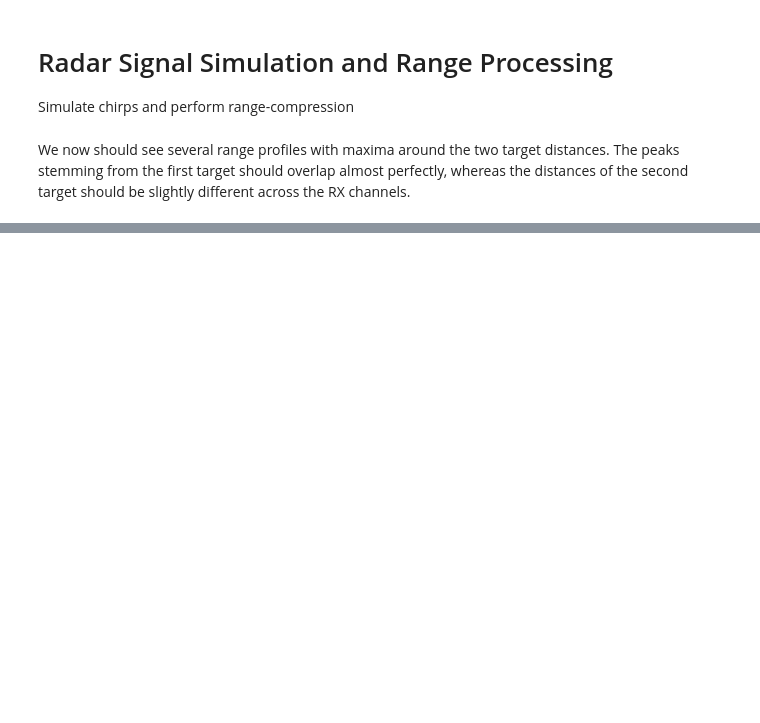
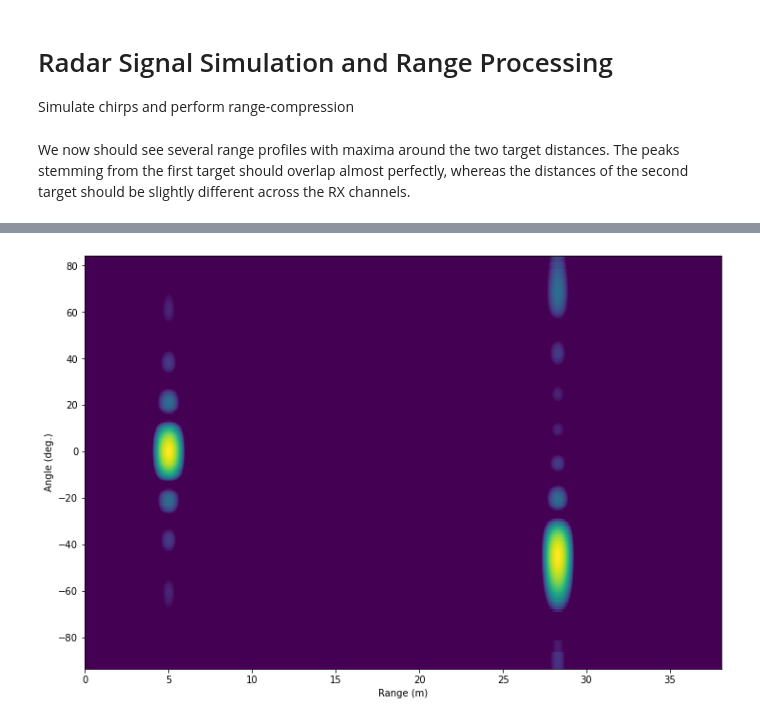
Before and after one commit to rf-eng/scikit-radar, a Jupyter notebook: docs/examples/single_static_target_DOA_ULA.ipynb, the cells around one changed output, grey strips where cells are left out. Drawn from its saved outputs; the diff is of its cells as text; code cells hidden in the pictures; blank space fills up the shorter version.

```diff
--- a/docs/examples/single_static_target_DOA_ULA.ipynb
+++ b/docs/examples/single_static_target_DOA_ULA.ipynb
@@ -86,0 +99,13 @@ plt.tight_layout()
+# %%
+ra_plot = 20*np.log10(np.abs(radar.ra[0,:,0,:len(radar.ranges)//2]))
+ra_plot = ra_plot-np.max(ra_plot)
+plotlevel = -20
+ra_plot[ra_plot<plotlevel] = plotlevel
+
+plt.figure(figsize=(12,8))
+plt.clf()
+plt.pcolormesh(target_dists_plot, (180/np.pi)*radar.angles, ra_plot)
+plt.xlabel('Range (m)')
+plt.ylabel('Angle (deg.)');
+# %% [output]
+[figure, added]
```
Also changed, not shown: parts of 8 cells of this notebook.
